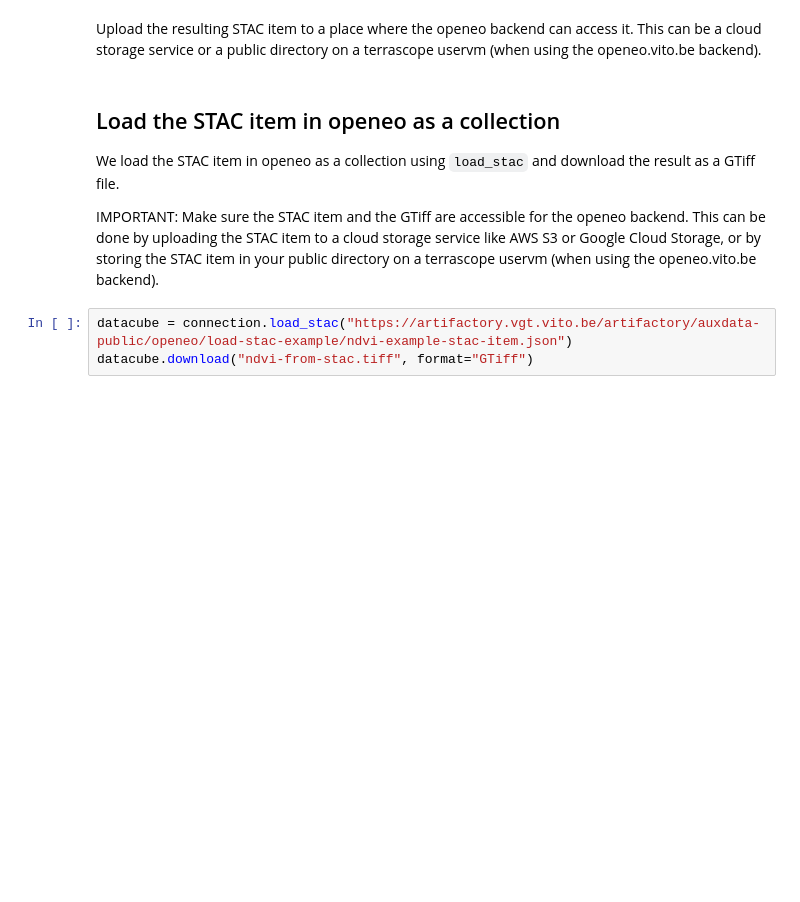
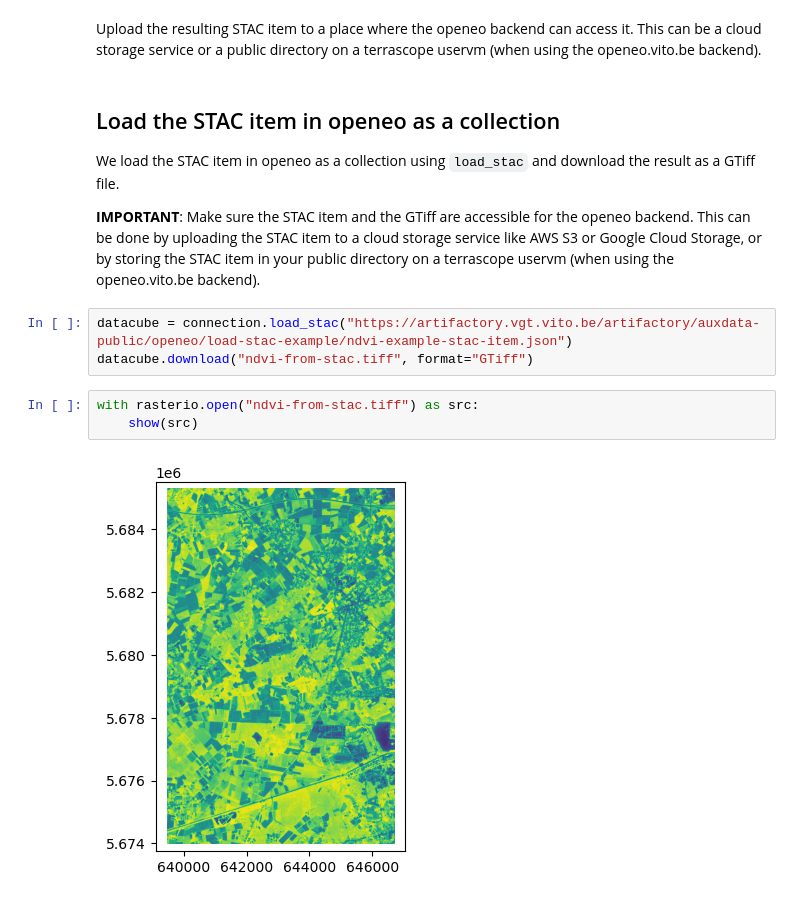
Before and after one commit to Open-EO/openeo-community-examples, a Jupyter notebook: python/LoadStac/load-stac-item-example.ipynb, the cells around one changed output. Cells and saved outputs as stored; diff of their text form; blank space fills up the shorter version.

```diff
--- a/python/LoadStac/load-stac-item-example.ipynb
+++ b/python/LoadStac/load-stac-item-example.ipynb
@@ -93,7 +103,12 @@ Upload the resulting STAC item to a place where the openeo backend can access it
 ## Load the STAC item in openeo as a collection
 We load the STAC item in openeo as a collection using `load_stac` and download the result as a GTiff file.
 
-IMPORTANT: Make sure the STAC item and the GTiff are accessible for the openeo backend. This can be done by uploading the STAC item to a cloud storage service like AWS S3 or Google Cloud Storage, or by storing the STAC item in your public directory on a terrascope uservm (when using the openeo.vito.be backend).
+**IMPORTANT**: Make sure the STAC item and the GTiff are accessible for the openeo backend. This can be done by uploading the STAC item to a cloud storage service like AWS S3 or Google Cloud Storage, or by storing the STAC item in your public directory on a terrascope uservm (when using the openeo.vito.be backend).
 # %%
 datacube = connection.load_stac("https://artifactory.vgt.vito.be/artifactory/auxdata-public/openeo/load-stac-example/ndvi-example-stac-item.json")
 datacube.download("ndvi-from-stac.tiff", format="GTiff")
+# %%
+with rasterio.open("ndvi-from-stac.tiff") as src:
+    show(src)
+# %% [output]
+[figure, added]
```
Also changed, not shown: parts of 6 cells of this notebook.
